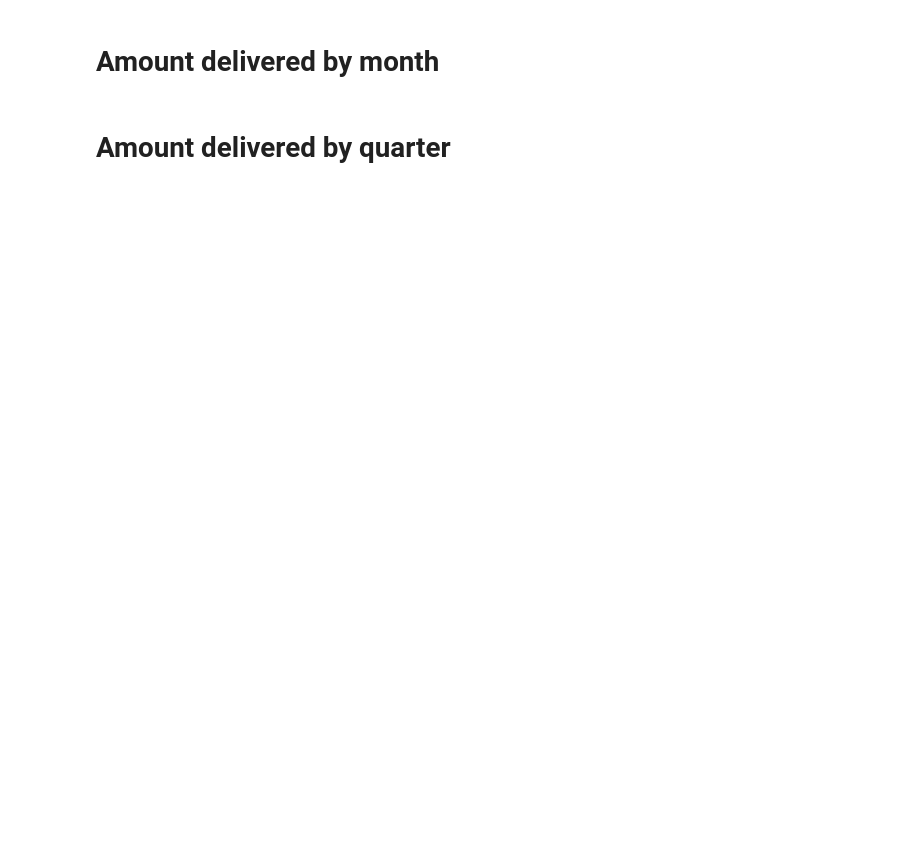
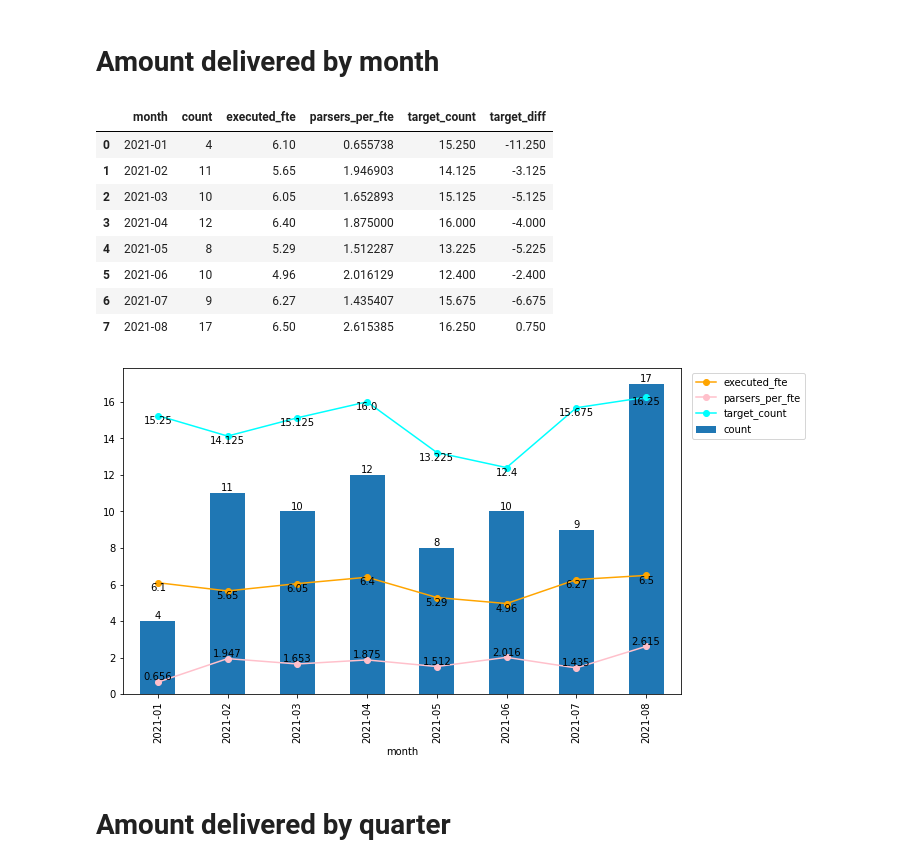
Before and after one commit to kieras/cbn-trello-analysis, a Jupyter notebook: cbn-trello.ipynb, the cells around one changed output. Cells and saved outputs as stored; diff of their text form; code cells hidden in the pictures; blank space fills up the shorter version.

```diff
--- a/cbn-trello.ipynb
+++ b/cbn-trello.ipynb
@@ -502,28 +571,33 @@ def generate_table_amount_delivered_by_period(df, total_fte, period): # quarter
 # %%
-def generate_chart_amount_delivered_by_period(df, period, y_max, y_pass, start_text_position, bbox_anchor):
+def generate_chart_amount_delivered_by_period(df, period):
     display(df)
-    ax = df[[period,'fte', 'parsers_per_fte', 'target_count']].plot(x=period, linestyle='-', marker='o', color=['orange', 'pink', 'cyan'])
-    df[[period,'count']].plot(x=period, color = '#bf00ff', kind='bar', ax=ax, figsize=(10,6))
+
+    if period == 'month':
+        bbox_anchor = 1.01
+        start_text_position  = 'bottom'
+    else:
+        bbox_anchor = 1.21
+        start_text_position = 'bottom'
+
+    ax = df[[period,'executed_fte', 'parsers_per_fte', 'target_count']].plot(
+        x=period,linestyle='-', marker='o', color=['orange', 'pink', 'cyan'])
+
+    df[[period,'count']].plot(x=period, kind='bar', ax=ax, figsize=(10,6))
+
     plt.legend(bbox_to_anchor=(bbox_anchor, 1.0))
-    plt.yticks(np.arange(0, y_max, y_pass))
-    columns = ['count', 'fte', 'parsers_per_fte', 'target_count']
+
     text_position_count = mapping_start_text_position(start_text_position)
+    columns = ['count', 'executed_fte', 'parsers_per_fte', 'target_count']
     for col in columns:
         y = tuple(round(df.groupby(period).sum(col)[col], 3))
         for i in range(len(y)):
             plt.text(x=i, y=y[i], s=str(y[i]), ha='center', va=text_position(text_position_count))
         text_position_count = text_position_count + 1
 # %%
-def generate_chart_and_table_amount_delivered_by_period(df, total_fte, period, start_text_position, bbox_anchor = 1.075):
-    if period == 'month':
-        period_result, y_count_max = generate_table_amount_delivered_by_period(df, total_fte, period)
-        y_tick_max = y_count_max - (y_count_max % MONTH_Y_TICK['count']) + (2 * MONTH_Y_TICK['count'])
-        generate_chart_amount_delivered_by_period(period_result, period, y_tick_max, MONTH_Y_TICK['count'], start_text_position, bbox_anchor)
-
-    elif period == 'quarter':
-        period_result, y_count_max = generate_table_amount_delivered_by_period(df, total_fte, period)
-        y_tick_max = y_count_max - (y_count_max % QUARTER_Y_TICK['count']) + (2 * QUARTER_Y_TICK['count'])
-        generate_chart_amount_delivered_by_period(period_result, period, y_tick_max , QUARTER_Y_TICK['count'], start_text_position,bbox_anchor)
+def generate_chart_and_table_amount_delivered_by_period(df, total_fte, period):
+    if period in ('month', 'quarter'):
+        period_result = generate_table_amount_delivered_by_period(df, total_fte, period)
+        generate_chart_amount_delivered_by_period(period_result, period)
 
     else:
         raise Exception(f'"{period}" is not defined. Must be "month" or "quarter".')
@@ -633,7 +749,18 @@ calculate_estimatives(done)
 # %% [markdown]
 # Amount delivered by month
 # %%
-generate_chart_and_table_amount_delivered_by_period(df, total_fte, 'month', 'bottom')
+generate_chart_and_table_amount_delivered_by_period(df, total_fte, 'month')
+# %% [output]
+|  | month | count | executed_fte | parsers_per_fte | target_count | target_diff |
+| 0 | 2021-01 | 4 | 6.10 | 0.655738 | 15.250 | -11.250 |
+| 1 | 2021-02 | 11 | 5.65 | 1.946903 | 14.125 | -3.125 |
+| 2 | 2021-03 | 10 | 6.05 | 1.652893 | 15.125 | -5.125 |
+| 3 | 2021-04 | 12 | 6.40 | 1.875000 | 16.000 | -4.000 |
+| 4 | 2021-05 | 8 | 5.29 | 1.512287 | 13.225 | -5.225 |
+| 5 | 2021-06 | 10 | 4.96 | 2.016129 | 12.400 | -2.400 |
+| 6 | 2021-07 | 9 | 6.27 | 1.435407 | 15.675 | -6.675 |
+| 7 | 2021-08 | 17 | 6.50 | 2.615385 | 16.250 | 0.750 |
+[figure, added]
 # %% [markdown]
 # Amount delivered by quarter
 # %%
```
Also changed, not shown: parts of 20 cells of this notebook.
